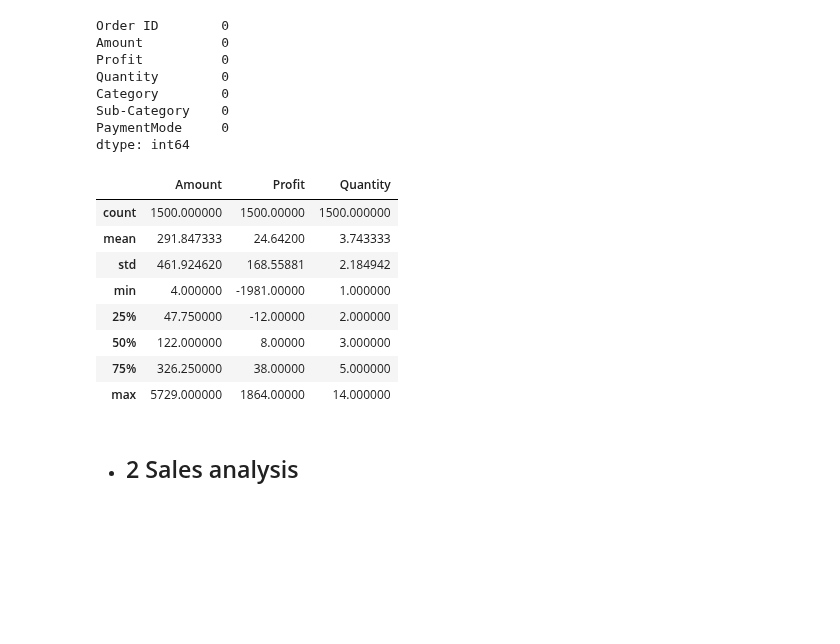
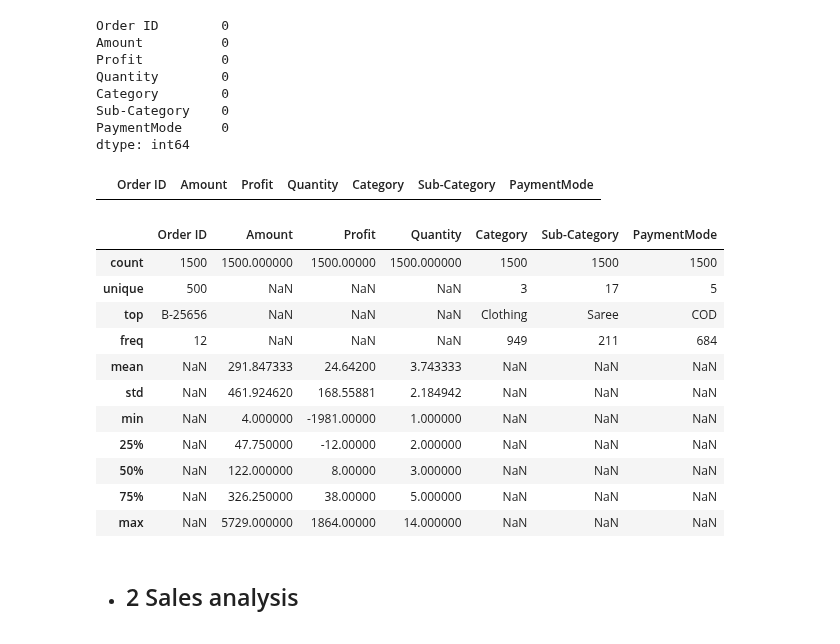
Before and after one commit to TimotheeNkwar/Data-Science-projects, a Jupyter notebook: project 6 Online Sales Data Analysis/Online Sales Data.ipynb, the cells around one changed output. Drawn from its saved outputs; the diff is of its cells as text; code cells hidden in the pictures; blank space fills up the shorter version.

```diff
--- a/project 6 Online Sales Data Analysis/Online Sales Data.ipynb
+++ b/project 6 Online Sales Data Analysis/Online Sales Data.ipynb
@@ -150,19 +151,27 @@ Category        0
 Sub-Category    0
 PaymentMode     0
 dtype: int64
+# %%
+_ = data[data.duplicated()]
+_
+# %% [output]
+|  | Order ID | Amount | Profit | Quantity | Category | Sub-Category | PaymentMode |
 # %%
 # check the statistics of the data
-data.describe()
+data.describe(include="all")
 # %% [output]
-|  | Amount | Profit | Quantity |
-| count | 1500.000000 | 1500.00000 | 1500.000000 |
-| mean | 291.847333 | 24.64200 | 3.743333 |
-| std | 461.924620 | 168.55881 | 2.184942 |
-| min | 4.000000 | -1981.00000 | 1.000000 |
-| 25% | 47.750000 | -12.00000 | 2.000000 |
-| 50% | 122.000000 | 8.00000 | 3.000000 |
-| 75% | 326.250000 | 38.00000 | 5.000000 |
-| max | 5729.000000 | 1864.00000 | 14.000000 |
+|  | Order ID | Amount | Profit | Quantity | Category | Sub-Category | PaymentMode |
+| count | 1500 | 1500.000000 | 1500.00000 | 1500.000000 | 1500 | 1500 | 1500 |
+| unique | 500 | NaN | NaN | NaN | 3 | 17 | 5 |
+| top | B-25656 | NaN | NaN | NaN | Clothing | Saree | COD |
+| freq | 12 | NaN | NaN | NaN | 949 | 211 | 684 |
+| mean | NaN | 291.847333 | 24.64200 | 3.743333 | NaN | NaN | NaN |
+| std | NaN | 461.924620 | 168.55881 | 2.184942 | NaN | NaN | NaN |
+| min | NaN | 4.000000 | -1981.00000 | 1.000000 | NaN | NaN | NaN |
+| 25% | NaN | 47.750000 | -12.00000 | 2.000000 | NaN | NaN | NaN |
+| 50% | NaN | 122.000000 | 8.00000 | 3.000000 | NaN | NaN | NaN |
+| 75% | NaN | 326.250000 | 38.00000 | 5.000000 | NaN | NaN | NaN |
+| max | NaN | 5729.000000 | 1864.00000 | 14.000000 | NaN | NaN | NaN |
 # %% [markdown]
 - ## 2 Sales analysis
 # %% [markdown]
```
Also changed, not shown: parts of 3 cells of this notebook.
